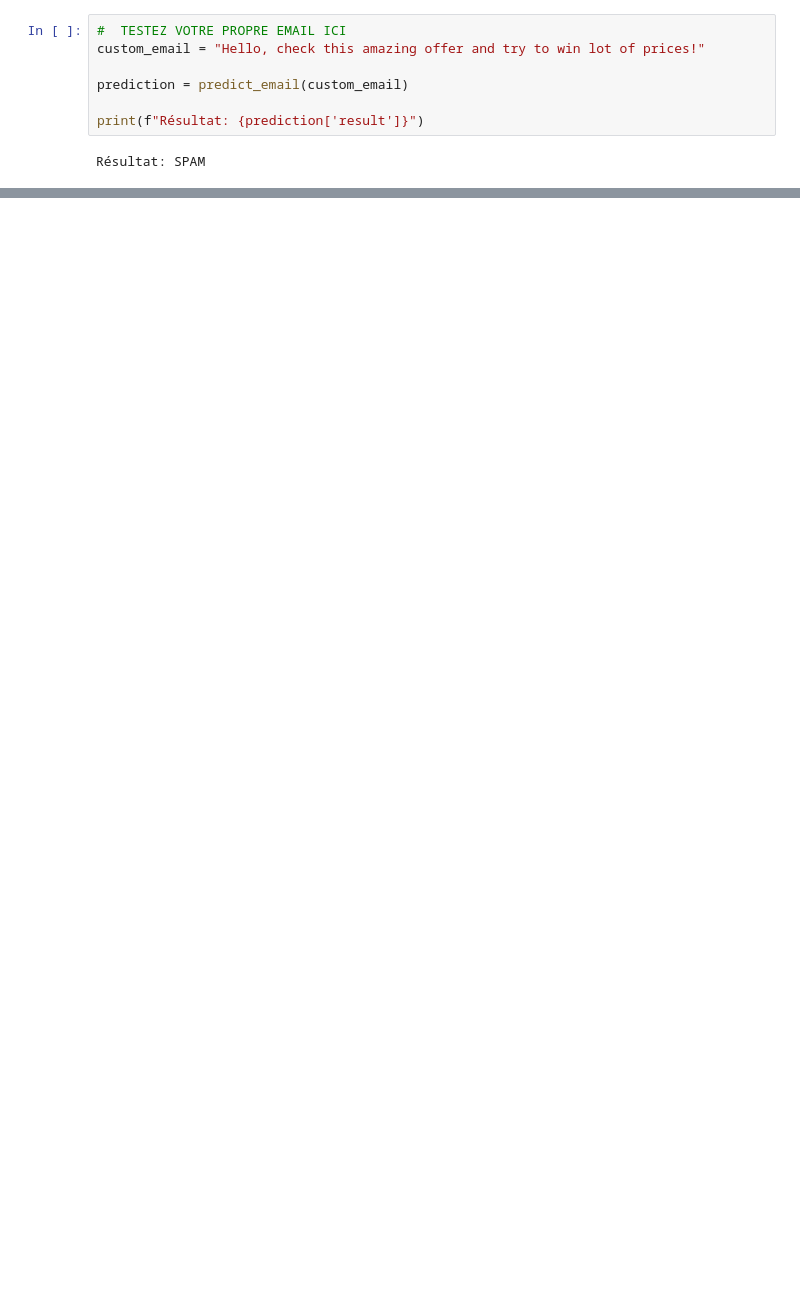
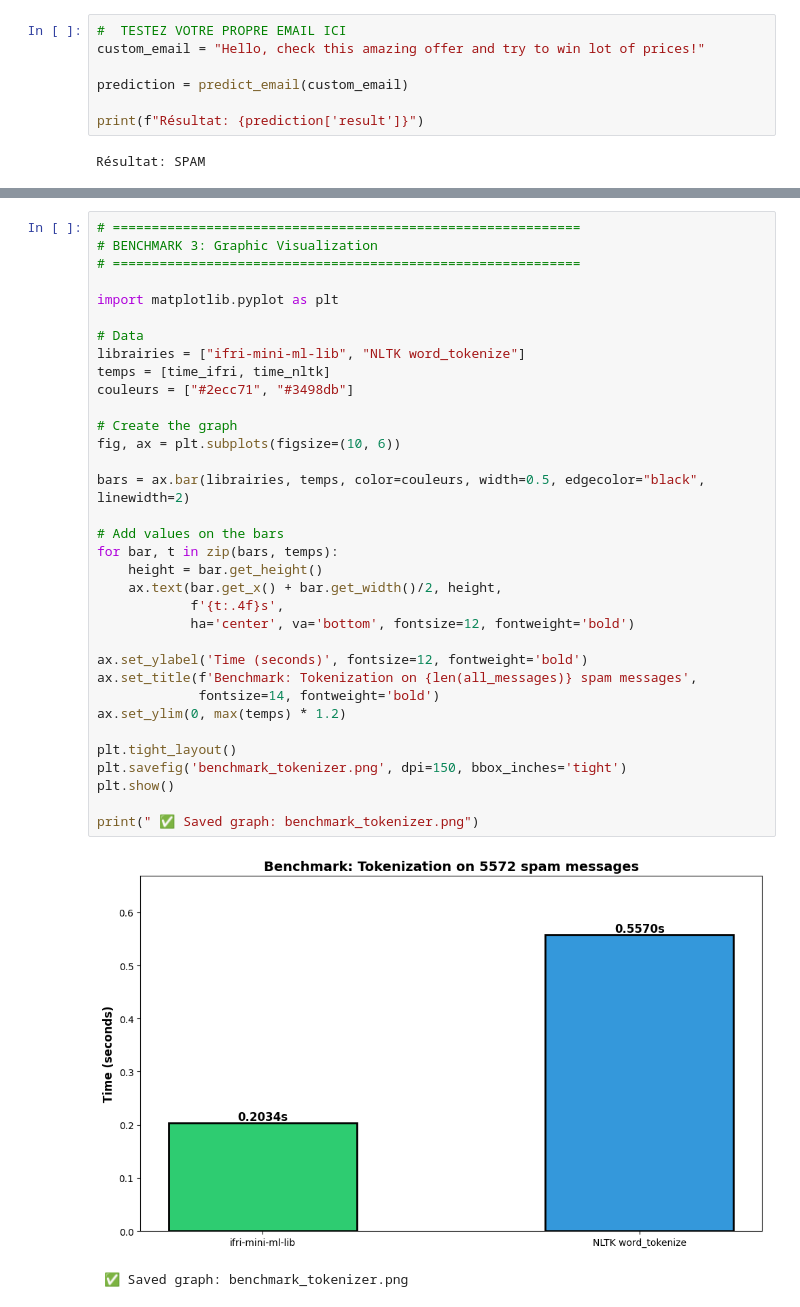
Before and after one commit to IFRI-AI-Classes/ifri_mini_ml_lib, a Jupyter notebook: notebooks/nlp/nlp.ipynb, the cells around one changed output, grey strips where cells are left out. Drawn from its saved outputs; the diff is of its cells as text; blank space fills up the shorter version.

```diff
--- a/notebooks/nlp/nlp.ipynb
+++ b/notebooks/nlp/nlp.ipynb
@@ -559,0 +848,37 @@ avec le module équivalent de **scikit-learn** sur deux critères :
+# %%
+# ============================================================
+# BENCHMARK 3: Graphic Visualization
+# ============================================================
+
+import matplotlib.pyplot as plt
+
+# Data
+librairies = ["ifri-mini-ml-lib", "NLTK word_tokenize"]
+temps = [time_ifri, time_nltk]
+couleurs = ["#2ecc71", "#3498db"]
+
+# Create the graph
+fig, ax = plt.subplots(figsize=(10, 6))
+
+bars = ax.bar(librairies, temps, color=couleurs, width=0.5, edgecolor="black", linewidth=2)
+
+# Add values on the bars
+for bar, t in zip(bars, temps):
+    height = bar.get_height()
+    ax.text(bar.get_x() + bar.get_width()/2, height,
+            f'{t:.4f}s',
+            ha='center', va='bottom', fontsize=12, fontweight='bold')
+
+ax.set_ylabel('Time (seconds)', fontsize=12, fontweight='bold')
+ax.set_title(f'Benchmark: Tokenization on {len(all_messages)} spam messages',
+             fontsize=14, fontweight='bold')
+ax.set_ylim(0, max(temps) * 1.2)
+
+plt.tight_layout()
+plt.savefig('benchmark_tokenizer.png', dpi=150, bbox_inches='tight')
+plt.show()
+
+print(" ✅ Saved graph: benchmark_tokenizer.png")
+# %% [output]
+[figure, added]
+ ✅ Saved graph: benchmark_tokenizer.png
```
Also changed, not shown: parts of 60 cells of this notebook, 11 other files.
